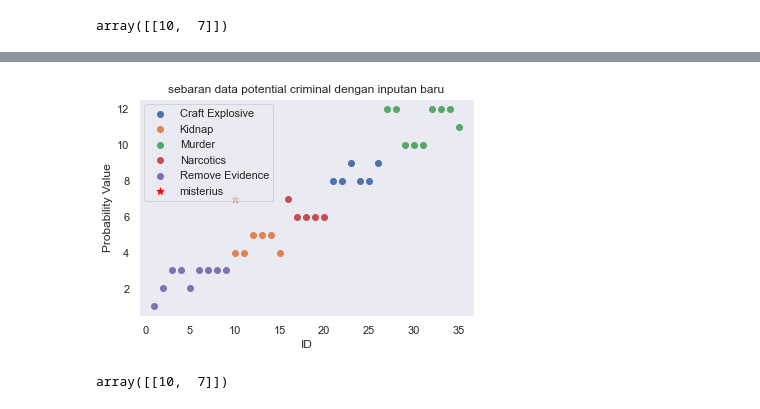
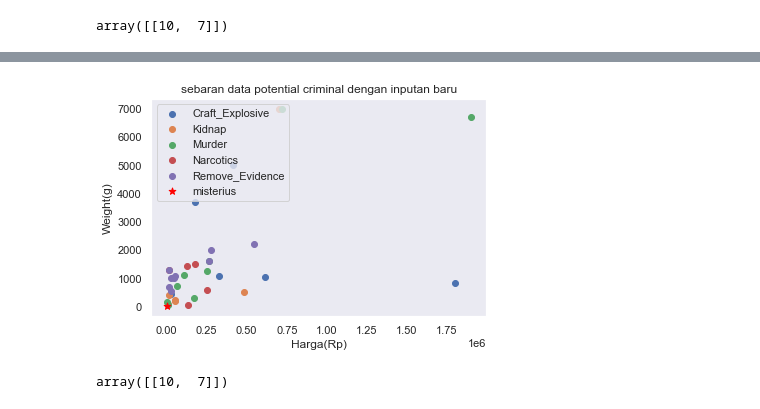
Before and after one commit to TioHalu/suspicious-item-detection, a Jupyter notebook: main.ipynb, the cells around one changed output, grey strips where cells are left out. Cells and saved outputs as stored; diff of their text form; code cells hidden in the pictures.

```diff
--- a/main.ipynb
+++ b/main.ipynb
@@ -372,6 +358,6 @@ sns.set()
 from sklearn.cluster import KMeans
 from sklearn.model_selection import train_test_split
 
-data = pd.read_csv('./Dataset alpha 0.1.csv')
+data = pd.read_csv('./DatasetAlpha0.3.csv')
 data
 # %% [output]
@@ -396,13 +382,13 @@ data
 import matplotlib.pyplot as plt
 
 fig, ax = plt.subplots()
-for PCU, d in data.groupby('Potential Criminal Usage'):
-    ax.scatter(d['ID'], d['Probability Value'], label=PCU)
+for PCU, d in data.groupby('Potential_Criminal_Usage'):
+    ax.scatter(d['Harga(Rp)'], d['Weight(g)'], label=PCU)
 
 plt.legend(loc='upper left')
 plt.title('sebaran data potential criminal')
-plt.xlabel('ID')
-plt.ylabel('Probability Value')
+plt.xlabel('Harga(Rp)')
+plt.ylabel('Weight(g)')
 plt.grid(True)
 plt.show()
 # %% [output]
@@ -485,21 +471,21 @@ array(['Remove Evidence'], dtype='<U15')
 # %%
 # visuasilasai
 import matplotlib.pyplot as plt
 
 fig, ax = plt.subplots()
-for PCU, d in data.groupby('Potential Criminal Usage'):
-    ax.scatter(d['ID'], d['Probability Value'], label=PCU)
+for PCU, d in data.groupby('Potential_Criminal_Usage'):
+    ax.scatter(d['Harga(Rp)'], d['Weight(g)'], label=PCU)
 
 plt.scatter(data_id, data_probability, c='red', s=50, label='misterius', marker='*')
 
 plt.legend(loc='upper left')
 plt.title('sebaran data potential criminal dengan inputan baru')
-plt.xlabel('ID')
-plt.ylabel('Probability Value')
+plt.xlabel('Harga(Rp)')
+plt.ylabel('Weight(g)')
 plt.grid()
 plt.show()
 # %% [output]
-[figure, old version]
+[figure, new version]
 # %%
 misterius = np.array([[data_id, data_probability]])
 misterius
```
Also changed, not shown: parts of 21 cells of this notebook.
